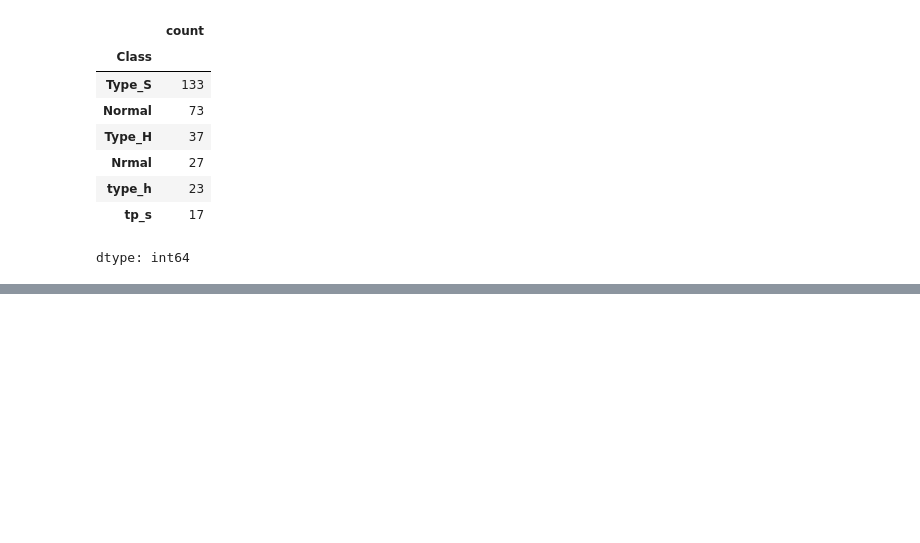
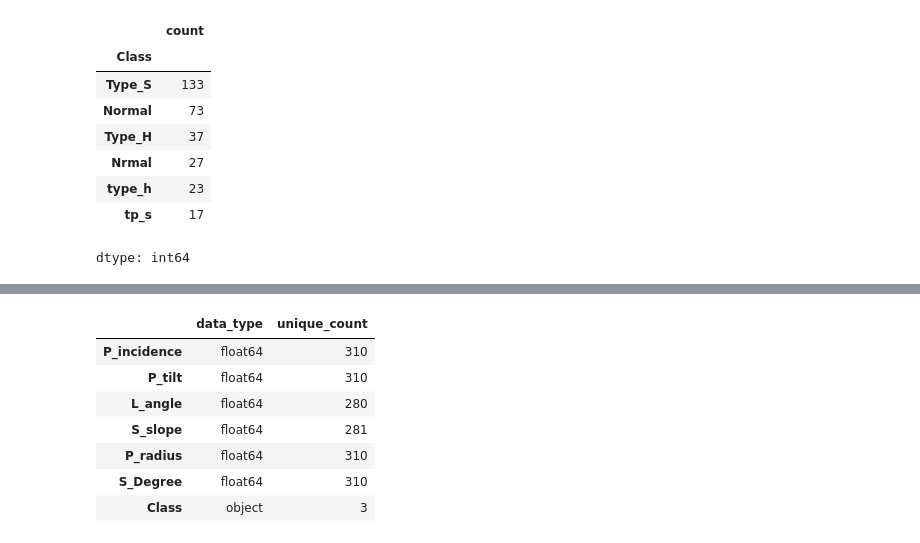
Before and after one commit to gurudattamanpreet/Practice, a Jupyter notebook: Practice_Medical_Research.ipynb, the cells around one changed output, grey strips where cells are left out. Saved outputs shown, nothing was run; the diff lists cells and outputs as text; code cells hidden in the pictures; blank space fills up the shorter version.

```diff
--- a/Practice_Medical_Research.ipynb
+++ b/Practice_Medical_Research.ipynb
@@ -60,0 +126,11 @@ df['Class']=df['Class']
+# %%
+pd.DataFrame({'data_type': df.dtypes,'unique_count':df.nunique()})
+# %% [output]
+|  | data_type | unique_count |
+| P_incidence | float64 | 310 |
+| P_tilt | float64 | 310 |
+| L_angle | float64 | 280 |
+| S_slope | float64 | 281 |
+| P_radius | float64 | 310 |
+| S_Degree | float64 | 310 |
+| Class | object | 3 |
```
Also changed, not shown: parts of 26 cells of this notebook.
